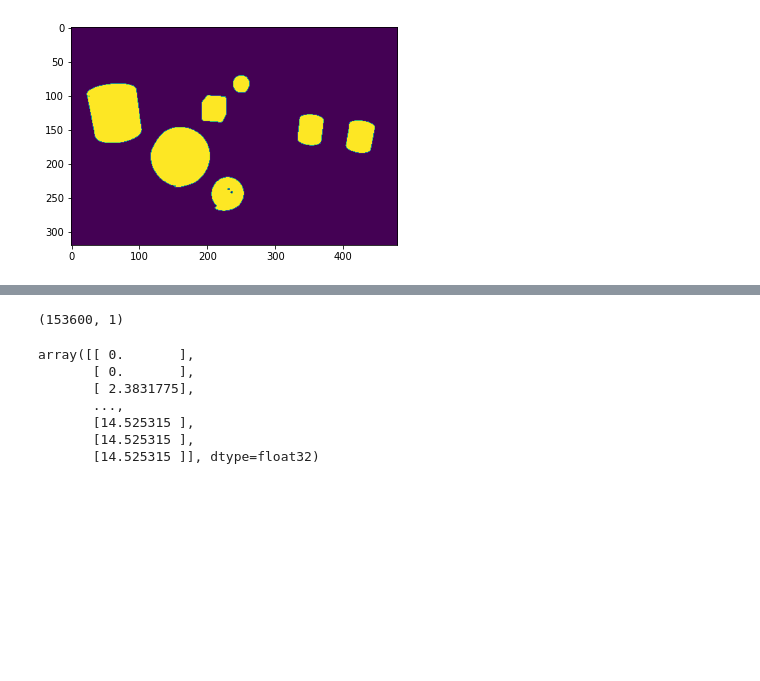
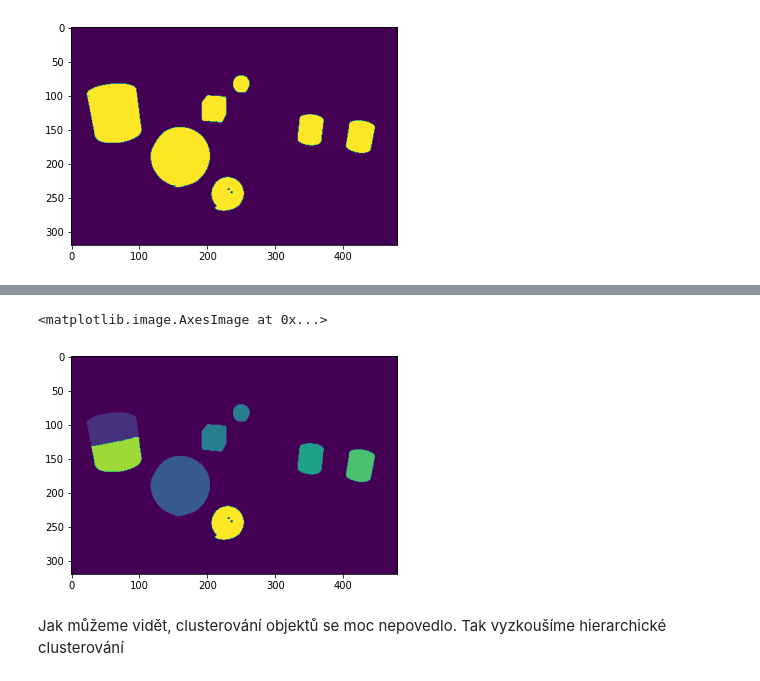
Before and after one commit to Dufko/vzd, a Jupyter notebook: hw_2/notebook.ipynb, the cells around one changed output, grey strips where cells are left out. Drawn from its saved outputs; the diff is of its cells as text; code cells hidden in the pictures; blank space fills up the shorter version.

```diff
--- a/hw_2/notebook.ipynb
+++ b/hw_2/notebook.ipynb
@@ -189,7 +141,5 @@ array([[ 0.       ],
 # %%
-print(data_hsv.shape)
+data_hsv = data_hsv * 255
 masked_image_indexed = np.concatenate((data_hsv,np.array(indexes)),axis=1)
-# %% [output]
-(153600, 1)
 # %%
 mmm = np.array(masked_image_indexed)[idx.reshape(w*h)]
@@ -198,11 +146,12 @@ mmm = np.array(masked_image_indexed)[idx.reshape(w*h)]
-# %%
-data_hsv
-# %% [output]
-array([[ 0.       ],
-       [ 0.       ],
-       [ 2.3831775],
-       ...,
-       [14.525315 ],
-       [14.525315 ],
-       [14.525315 ]], dtype=float32)
+# %%
+km_masked_indexed = KMeans(n_clusters=7, n_init=10, max_iter=300).fit(mmm)
+mm_image = np.zeros_like(result)
+mm_image[idx] = km_masked_indexed.labels_+1
+pp = np.reshape(mm_image,(w,h))
+plt.imshow(pp)
+# %% [output]
+<matplotlib.image.AxesImage at 0x...>
+[figure, added]
+# %% [markdown]
+Jak můžeme vidět, clusterování objektů se moc nepovedlo. Tak vyzkoušíme hierarchické clusterování
 # %%
```
Also changed, not shown: parts of 31 cells of this notebook.
